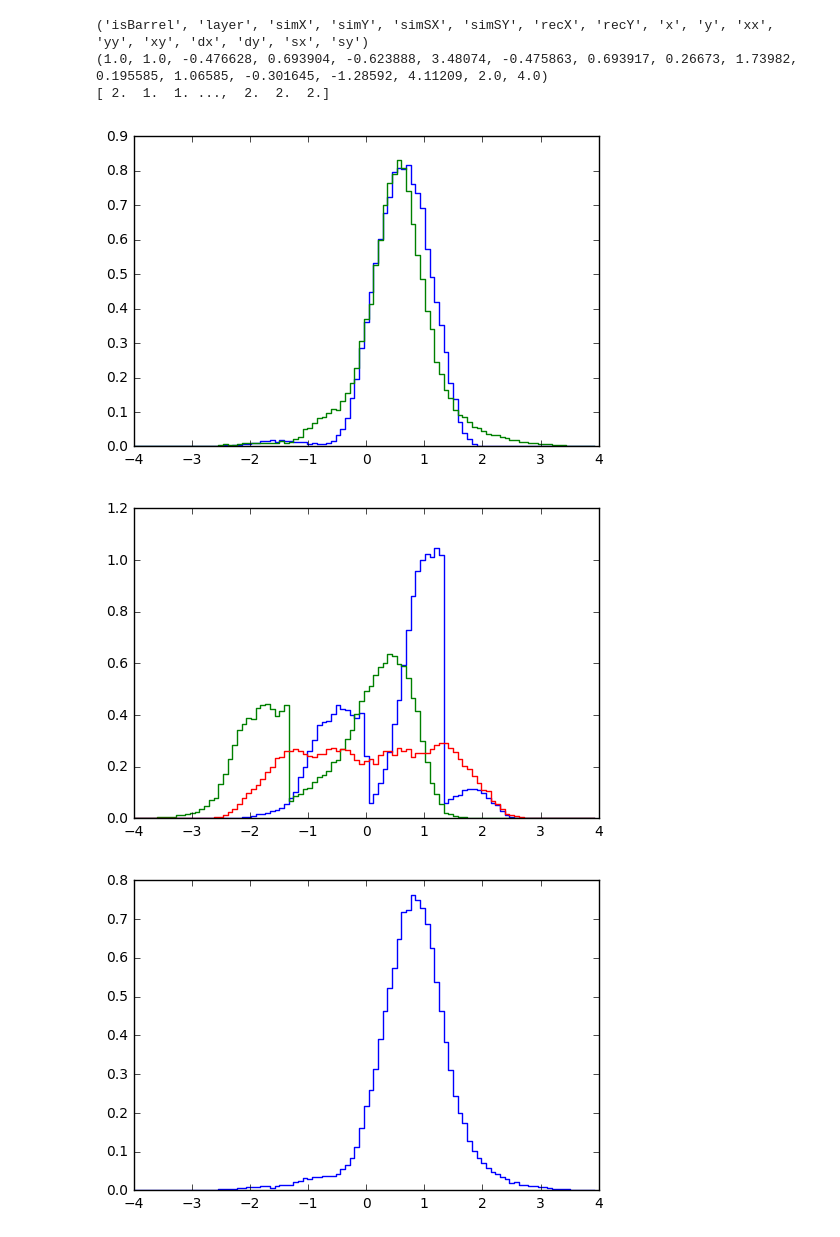
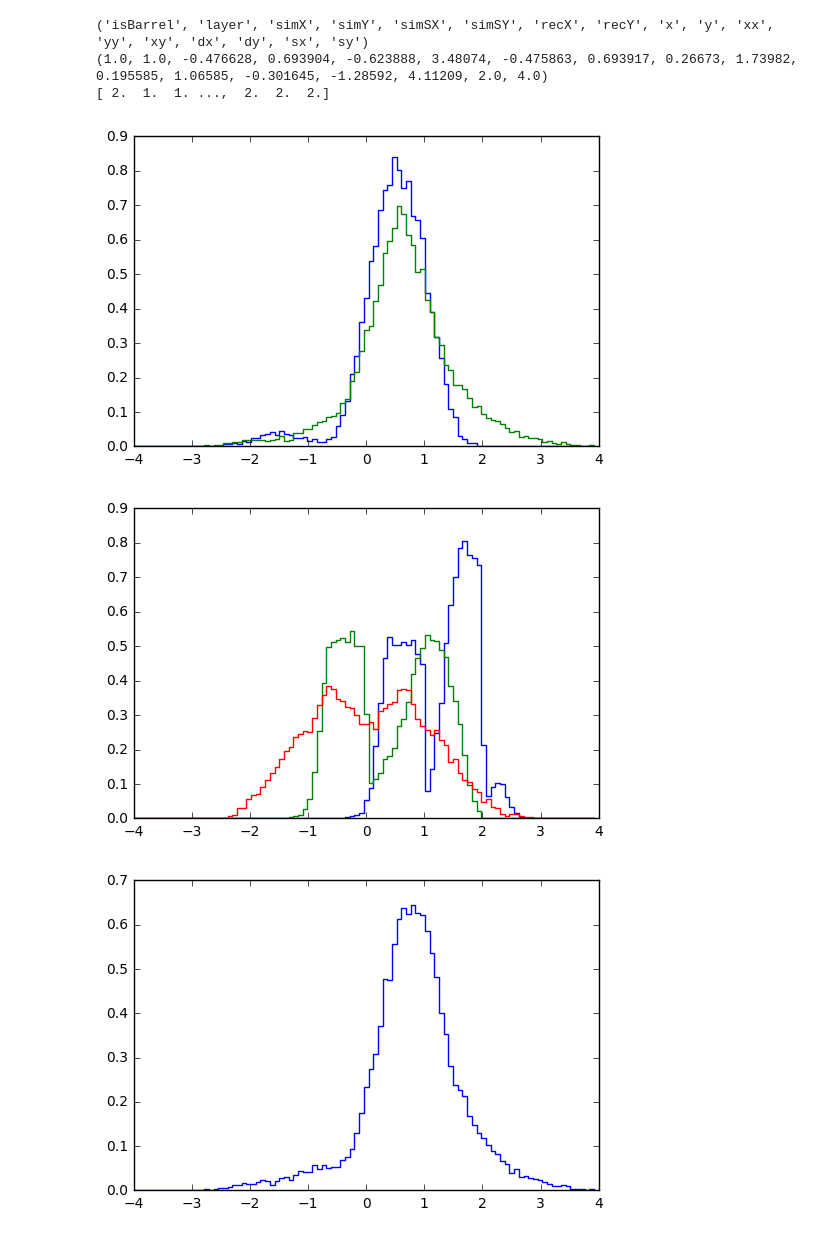
Before and after one commit to VinInn/pyTools, a Jupyter notebook: clusEllipseShape.ipynb, the cells around one changed output. Saved outputs shown, nothing was run; the diff lists cells and outputs as text; code cells hidden in the pictures.

```diff
--- a/clusEllipseShape.ipynb
+++ b/clusEllipseShape.ipynb
@@ -48,24 +41,19 @@ elx.resize(len(ely))
+# %%
+nbins = 100
+isl1 = np.equal(clus['layer'],1)
+notl1 = np.logical_not(isl1)
+xy,y1,y2,xx,x1,x2,x3,lx,ly = hist((clus['isBarrel'])*isl1)
 # %%
 plt.step(xy,y1,where='post')
 plt.step(xy,y2,where='post')
 plt.show()
 plt.step(xx,x1,where='post')
 plt.step(xx,x2,where='post')
 plt.step(xx,x3,where='post')
 plt.show()
 plt.step(lx,ly,where='post')
 plt.show()
-
-plt.step(exy,ey1,where='post')
-plt.step(exy,ey2,where='post')
-plt.show()
-plt.step(exx,ex1,where='post')
-plt.step(exx,ex2,where='post')
-plt.step(exx,ex3,where='post')
-plt.show()
-plt.step(elx,ely,where='post')
-plt.show()
 # %% [output]
-[figure, old version]
+[figure, new version]
-[figure, old version]
+[figure, new version]
-[figure, old version]
+[figure, new version]
```
Also changed, not shown: parts of 2 cells of this notebook, 1 other file.
